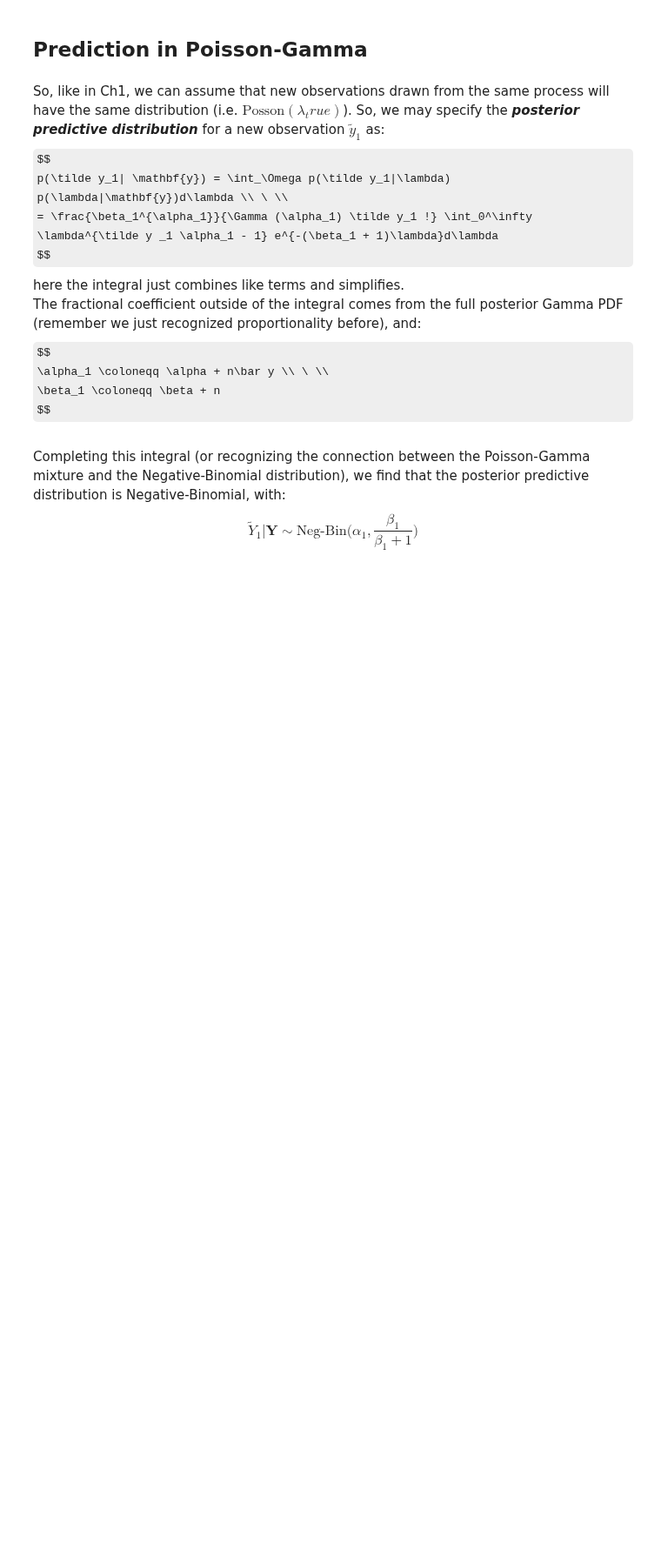
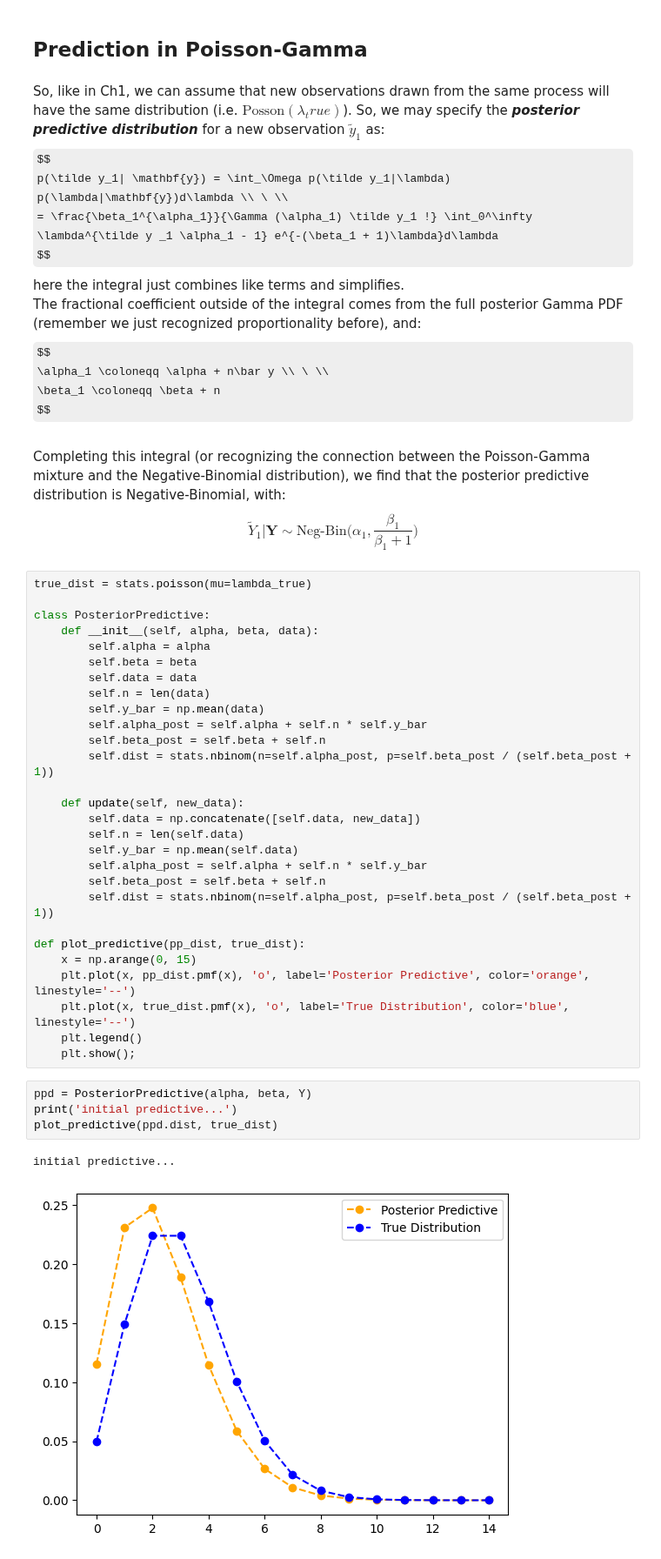
Before and after one commit to BenAF002/data_science, a Jupyter notebook: Notes/bayesian_inference/ch2_conjugacy.ipynb, the cells around one changed output. Shown at 87% size. Cells and saved outputs as stored; diff of their text form; some formulas as TeX source; blank space fills up the shorter version.

```diff
--- a/Notes/bayesian_inference/ch2_conjugacy.ipynb
+++ b/Notes/bayesian_inference/ch2_conjugacy.ipynb
@@ -145,3 +145,38 @@ $$
 # %% [markdown]
 Completing this integral (or recognizing the connection between the Poisson-Gamma mixture and the Negative-Binomial distribution), we find that the posterior predictive distribution is Negative-Binomial, with:
 $$\tilde Y_1 | \mathbf{Y} \sim \text{Neg-Bin}\bigg(\alpha_1, \frac{\beta_1}{\beta_1 + 1} \bigg)$$
+# %%
+true_dist = stats.poisson(mu=lambda_true)
+
+class PosteriorPredictive:
+    def __init__(self, alpha, beta, data):
+        self.alpha = alpha
+        self.beta = beta
+        self.data = data
+        self.n = len(data)
+        self.y_bar = np.mean(data)
+        self.alpha_post = self.alpha + self.n * self.y_bar
+        self.beta_post = self.beta + self.n
+        self.dist = stats.nbinom(n=self.alpha_post, p=self.beta_post / (self.beta_post + 1))
+
+    def update(self, new_data):
+        self.data = np.concatenate([self.data, new_data])
+        self.n = len(self.data)
+        self.y_bar = np.mean(self.data)
+        self.alpha_post = self.alpha + self.n * self.y_bar
+        self.beta_post = self.beta + self.n
+        self.dist = stats.nbinom(n=self.alpha_post, p=self.beta_post / (self.beta_post + 1))
+
+def plot_predictive(pp_dist, true_dist):
+    x = np.arange(0, 15)
+    plt.plot(x, pp_dist.pmf(x), 'o', label='Posterior Predictive', color='orange', linestyle='--')
+    plt.plot(x, true_dist.pmf(x), 'o', label='True Distribution', color='blue', linestyle='--')
+    plt.legend()
+    plt.show();
+# %%
+ppd = PosteriorPredictive(alpha, beta, Y)
+print('initial predictive...')
+plot_predictive(ppd.dist, true_dist)
+# %% [output]
+initial predictive...
+[figure, added]
```
Also changed, not shown: parts of 5 cells of this notebook, 2 other files.
